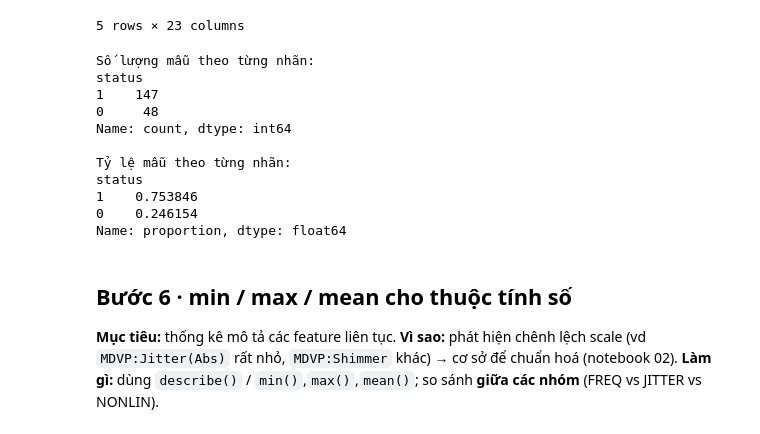
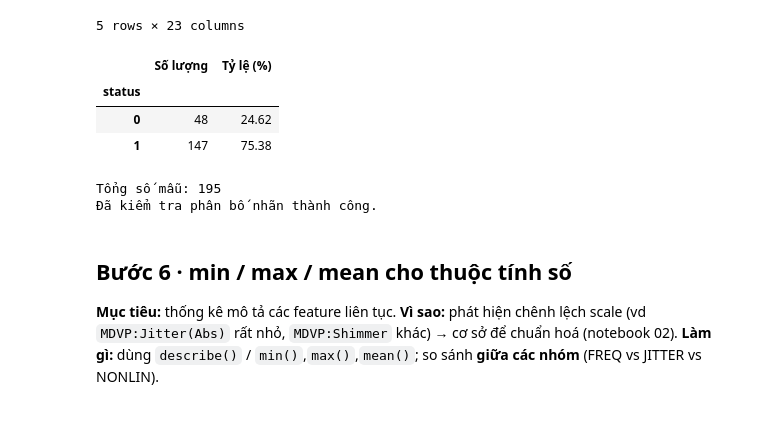
Before and after one commit to KaiyoDev/Nhom_3_KhaiThacDuLieu_Parkinsons, a Jupyter notebook: notebooks/01_data_exploration.ipynb, the cells around one changed output. Drawn from its saved outputs; the diff is of its cells as text; code cells hidden in the pictures.

```diff
--- a/notebooks/01_data_exploration.ipynb
+++ b/notebooks/01_data_exploration.ipynb
@@ -139,25 +196,30 @@ Danh sách cột: ['MDVP:Fo(Hz)', 'MDVP:Fhi(Hz)', 'MDVP:Flo(Hz)', 'MDVP:Jitter(%
 | 4 | 116.014 | 141.781 | 110.655 | 0.01284 | 0.00011 | 0.00655 | 0.00908 | ... |
 5 rows × 23 columns
 # %%
+# M03-T1: thống kê số lượng và tỷ lệ mẫu theo nhãn
+label_counts = df["status"].value_counts().sort_index()
+label_percent = df["status"].value_counts(normalize=True).sort_index() * 100
 
-# M03-T1: Đếm số mẫu theo từng nhãn
-print("Số lượng mẫu theo từng nhãn:")
-print(df["status"].value_counts())
+label_summary = pd.DataFrame({
+    "Số lượng": label_counts,
+    "Tỷ lệ (%)": label_percent
+})
 
-print("\nTỷ lệ mẫu theo từng nhãn:")
-print(df["status"].value_counts(normalize=True))
+display(label_summary.round(2))
+
+print("Tổng số mẫu:", label_counts.sum())
+
+assert label_counts.sum() == len(df)
+assert set(label_counts.index) == {0, 1}
+
+print("Đã kiểm tra phân bố nhãn thành công.")
 # %% [output]
+|  | Số lượng | Tỷ lệ (%) |
+| status |  |  |
+| 0 | 48 | 24.62 |
+| 1 | 147 | 75.38 |
-Số lượng mẫu theo từng nhãn:
-status
-1    147
-0     48
-Name: count, dtype: int64
-
-Tỷ lệ mẫu theo từng nhãn:
-status
-1    0.753846
-0    0.246154
-Name: proportion, dtype: float64
+Tổng số mẫu: 195
+Đã kiểm tra phân bố nhãn thành công.
 # %% [markdown]
 ## Bước 6 · min / max / mean cho thuộc tính số
 **Mục tiêu:** thống kê mô tả các feature liên tục.
```
Also changed, not shown: parts of 7 cells of this notebook, 2 other files.
